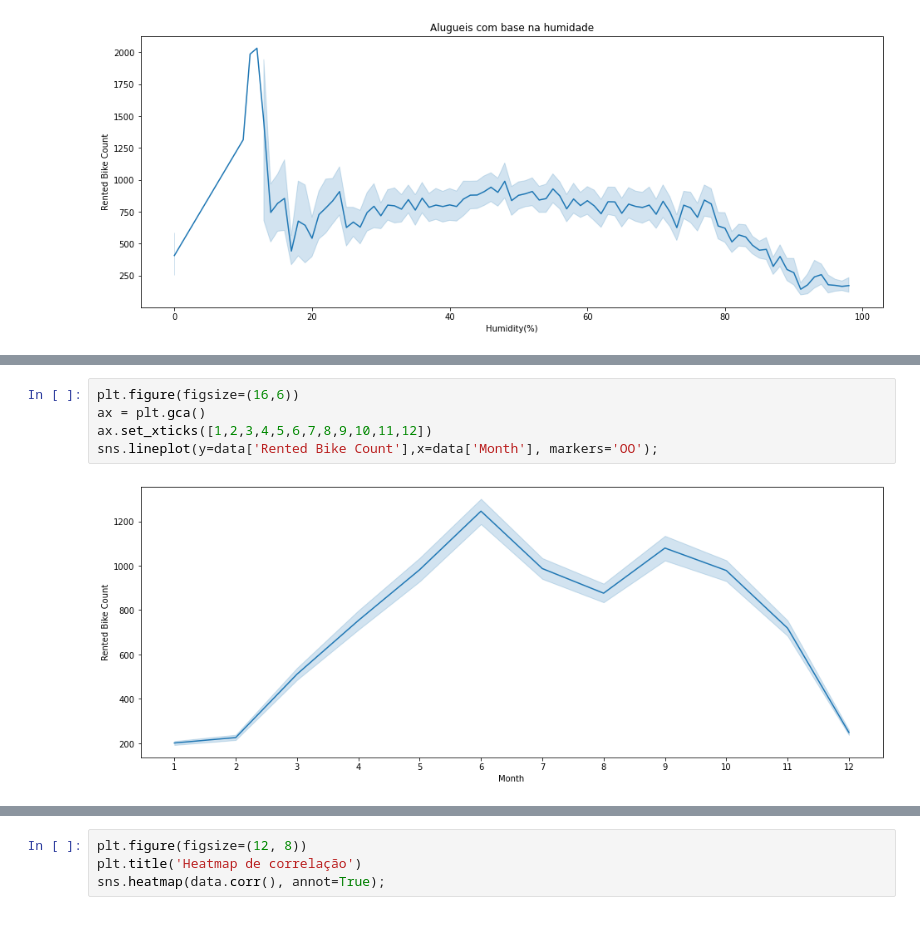
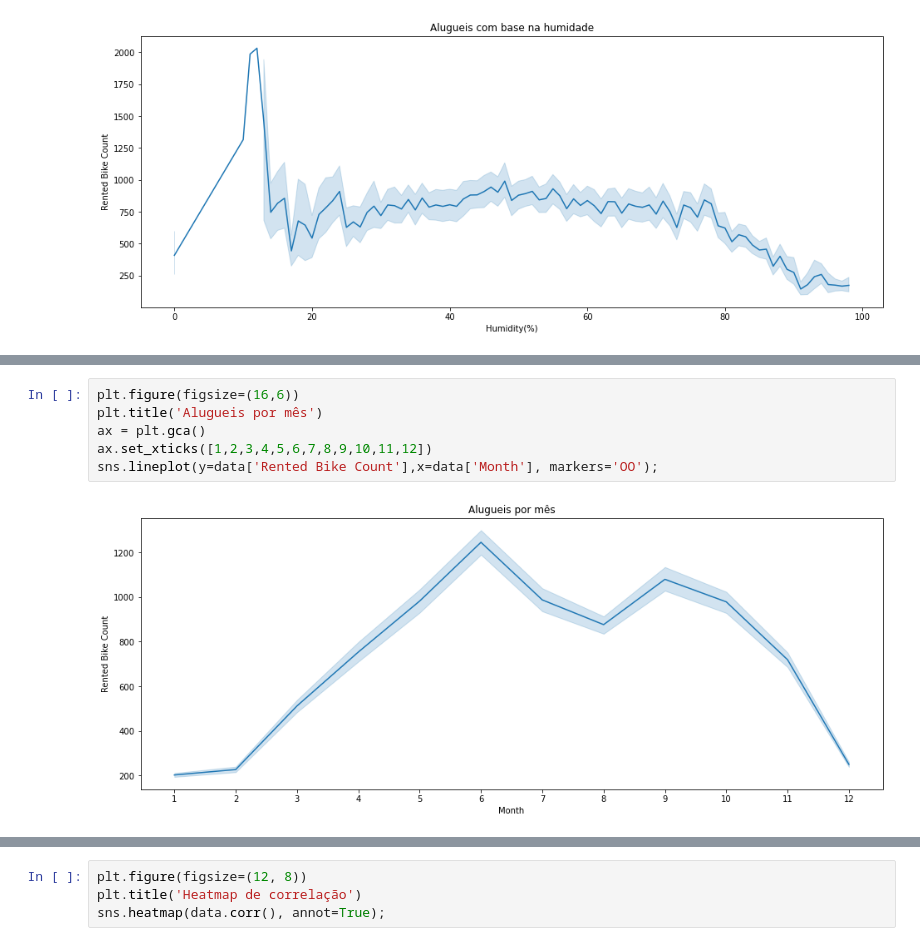
Before and after one commit to AlvaroAt19/Homi_dos_dados, a Jupyter notebook: SeoulBike/SeoulBike.ipynb, the cells around one changed output, grey strips where cells are left out. Drawn from its saved outputs; the diff is of its cells as text.

```diff
--- a/SeoulBike/SeoulBike.ipynb
+++ b/SeoulBike/SeoulBike.ipynb
@@ -165,7 +164,8 @@ sum(data[data['Rainfall(mm)'] == 0]['Rented Bike Count'])/len(data[data['Rainfal
 # %%
 plt.figure(figsize=(16,6))
+plt.title('Alugueis por mês')
 ax = plt.gca()
 ax.set_xticks([1,2,3,4,5,6,7,8,9,10,11,12])
 sns.lineplot(y=data['Rented Bike Count'],x=data['Month'], markers='OO');
 # %% [output]
-[figure, old version]
+[figure, new version]
```
Also changed, not shown: parts of 36 cells of this notebook.
